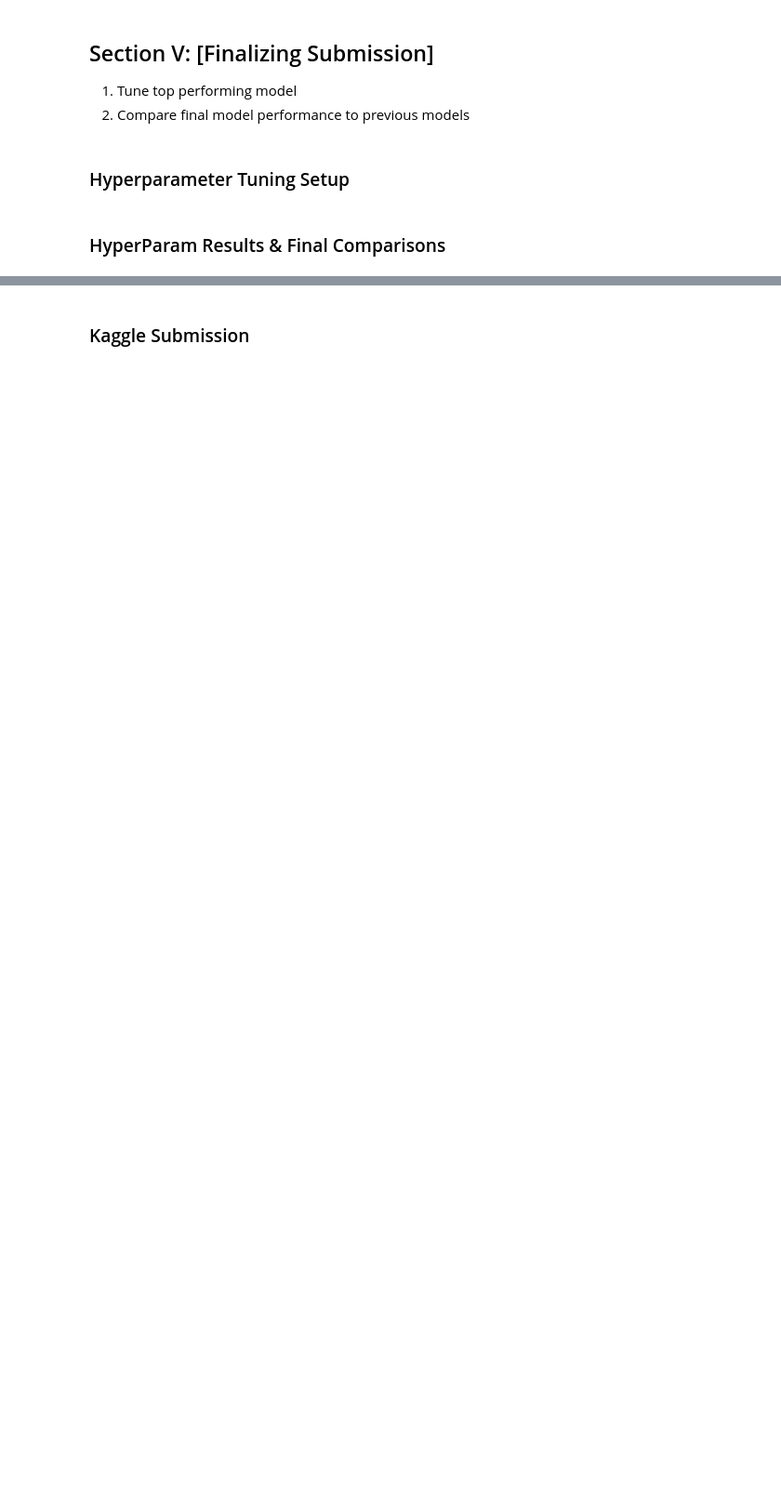
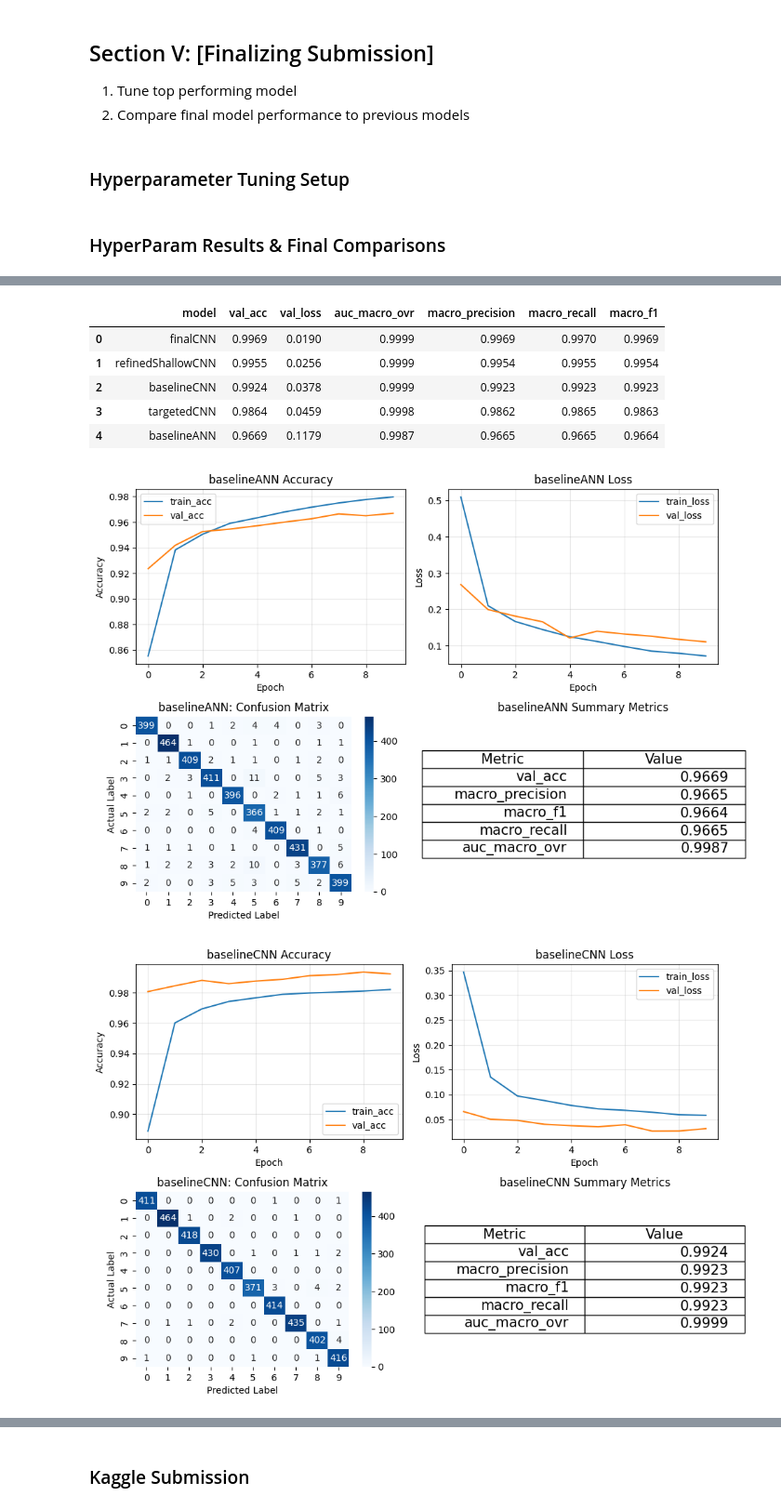
Before and after one commit to atoast47/DigitClassification, a Jupyter notebook: DigitMain.ipynb, the cells around one changed output, grey strips where cells are left out. Shown at 93% size. Saved outputs shown, nothing was run; the diff lists cells and outputs as text; code cells hidden in the pictures; blank space fills up the shorter version.

Commit message:
Hyperparameter finally finished

```diff
--- a/DigitMain.ipynb
+++ b/DigitMain.ipynb
@@ -339,6 +339,8 @@ Training completed
 %matplotlib inline
 import matplotlib.pyplot as plt
 import seaborn as sns
+from sklearn.preprocessing import label_binarize
+from sklearn.metrics import roc_curve, auc
 
 # plot the model's history, confusion matrix, and metric summary table
 def getFigures(results, name):
@@ -397,6 +399,25 @@ def getFigures(results, name):
     plt.tight_layout(pad=(1))
     plt.show()
 
+def plot_multiclass_roc(result, y_true, name, n_classes=10):
+    y_prob = result["y_val_prob"]
+    y_true_bin = label_binarize(y_true, classes=np.arange(n_classes))
+
+    plt.figure(figsize=(4, 3))
+
+    for i in range(n_classes):
+        fpr, tpr, _ = roc_curve(y_true_bin[:, i], y_prob[:, i])
+        roc_auc = auc(fpr, tpr)
+        plt.plot(fpr, tpr, label=f"Class {i} (AUC={roc_auc:.3f})")
+
+    plt.plot([0, 0.05], [0.95, 1], "k--")
+    plt.title(f"{name} ROC Curves")
+    plt.xlabel("False Positive Rate")
+    plt.ylabel("True Positive Rate")
+    plt.legend(loc="lower right", fontsize=8)
+    plt.grid(alpha=0.3)
+    plt.show()
+
 # taking a look at the misclassified sample
 def plot_misclassified(x_mis, y_true_mis, y_pred_mis, mis_idx=None, n=32):
     n = min(n, len(x_mis))
@@ -954,7 +967,7 @@ def hyperparam_tuning(topArchs, xTrain, yTrain, xVal, yVal, pool_type="baseline"
 
     # gridsearch the optimal hyperparameters
     ep = 35 # ceiling
-    batch_sizes = [32, 64, 128] # we add 128 for deeper smaller search
+    batch_sizes = [64]
     dropout_rates = [0.25, 0.5]
     learning_rates = [1e-3, 5e-4]
 
@@ -1033,4 +1036,10 @@ Epoch 24/35
 # %%
+# choose best final model
+best_final_name = finals_df.iloc[0]["arch_name"]
+best_final_result = final_hypers[best_final_name]
+best_final_config = finals_df.iloc[0]["config"]
+
+
 # final v refined v baseline model metric / error comparison
 comparison_results = {
     "baselineANN": annBaseResults["baselineANN"],
@@ -1046,30 +1055,46 @@ for name, r in comparison_results.items():
     comparison_rows.append({
         "model": name,
         "val_acc": r["val_acc"],
         "val_loss": r["val_loss"],
         "auc_macro_ovr": r["auc_macro_ovr"],
         "macro_precision": report["macro avg"]["precision"],
         "macro_recall": report["macro avg"]["recall"],
         "macro_f1": report["macro avg"]["f1-score"]
     })
 
 comparison_table = pd.DataFrame(comparison_rows).sort_values("val_acc", ascending=False).reset_index(drop=True)
 
 for col in ["val_acc", "val_loss", "auc_macro_ovr", "macro_precision", "macro_recall", "macro_f1"]:
     comparison_table[col] = comparison_table[col].round(4)
 
 display(comparison_table)
 
+# compare training progress, confusion matrices, and classification metrics
 getFigures(annBaseResults["baselineANN"], "baselineANN")
 getFigures(cnnBaseResults["baselineCNN"], "baselineCNN")
 getFigures(best_aug_cfg, "targetedCNN")
 getFigures(best_final_result, "finalCNN")
+
+
+plot_multiclass_roc(annBaseResults["baselineANN"], yVal, "Baseline ANN")
+plot_multiclass_roc(cnnBaseResults["baselineCNN"], yVal, "Baseline CNN")
+plot_multiclass_roc(best_aug_cfg, yVal, "Targeted CNN")
+plot_multiclass_roc(best_final_result, yVal, "Final CNN")
 
 comparison_table.plot(x="model", y=["val_acc", "macro_f1", "auc_macro_ovr"],
                       kind="bar", figsize=(10,5),
                       rot=0, title="Final Model Comparison"
 )
 
 plt.ylim(0.9, 1.0)
 plt.grid(axis="y", alpha=0.3)
 plt.show()
+# %% [output]
+|  | model | val_acc | val_loss | auc_macro_ovr | macro_precision | macro_recall | macro_f1 |
+| 0 | finalCNN | 0.9969 | 0.0190 | 0.9999 | 0.9969 | 0.9970 | 0.9969 |
+| 1 | refinedShallowCNN | 0.9955 | 0.0256 | 0.9999 | 0.9954 | 0.9955 | 0.9954 |
+| 2 | baselineCNN | 0.9924 | 0.0378 | 0.9999 | 0.9923 | 0.9923 | 0.9923 |
+| 3 | targetedCNN | 0.9864 | 0.0459 | 0.9998 | 0.9862 | 0.9865 | 0.9863 |
+| 4 | baselineANN | 0.9669 | 0.1179 | 0.9987 | 0.9665 | 0.9665 | 0.9664 |
+[figure, added]
+[figure, added]
```
Also changed, not shown: parts of 26 cells of this notebook.
